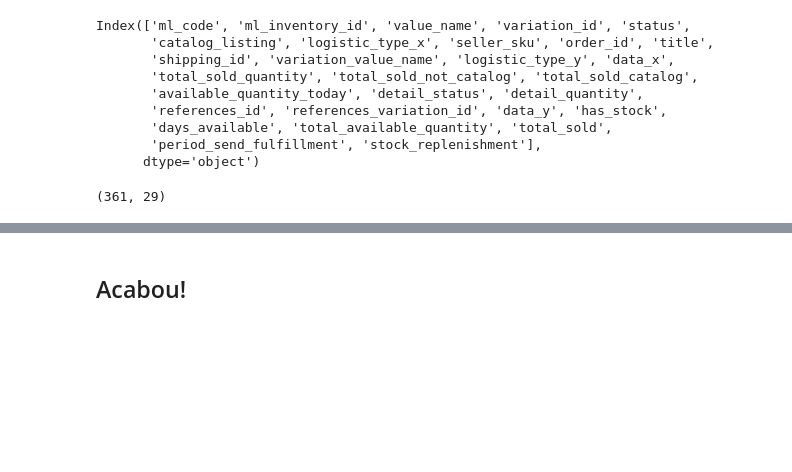
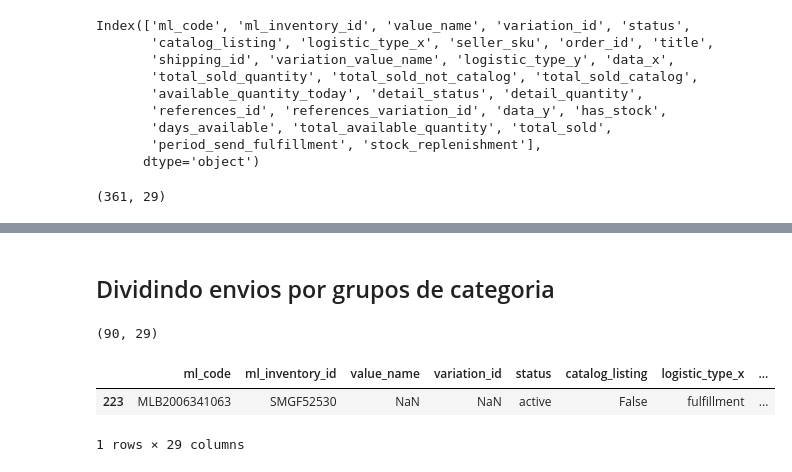
Before and after one commit to lpcoutinho/mcenter_streamlit, a Jupyter notebook: Notebooks/calculando_envio_fulfillment.ipynb, the cells around one changed output, grey strips where cells are left out. Saved outputs shown, nothing was run; the diff lists cells and outputs as text; code cells hidden in the pictures; blank space fills up the shorter version.

```diff
--- a/Notebooks/calculando_envio_fulfillment.ipynb
+++ b/Notebooks/calculando_envio_fulfillment.ipynb
@@ -934,2 +1009,13 @@ dfx
-# %% [markdown]
-## Acabou!
+# %% [markdown]
+## Dividindo envios por grupos de categoria
+# %%
+df_itens_to_send = df_sold[df_sold["stock_replenishment"] > 0]
+df_itens_to_send.shape
+# %% [output]
+(90, 29)
+# %%
+df_itens_to_send.sample()
+# %% [output]
+|  | ml_code | ml_inventory_id | value_name | variation_id | status | catalog_listing | logistic_type_x | ... |
+| 223 | MLB2006341063 | SMGF52530 | NaN | NaN | active | False | fulfillment | ... |
+1 rows × 29 columns
```
Also changed, not shown: parts of 42 cells of this notebook, 6 other files.
